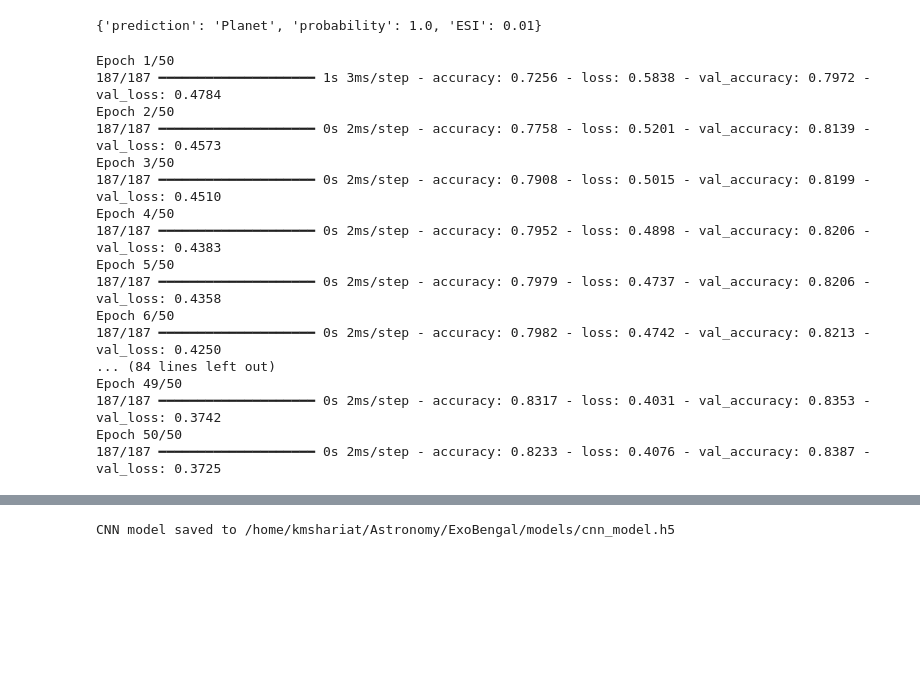
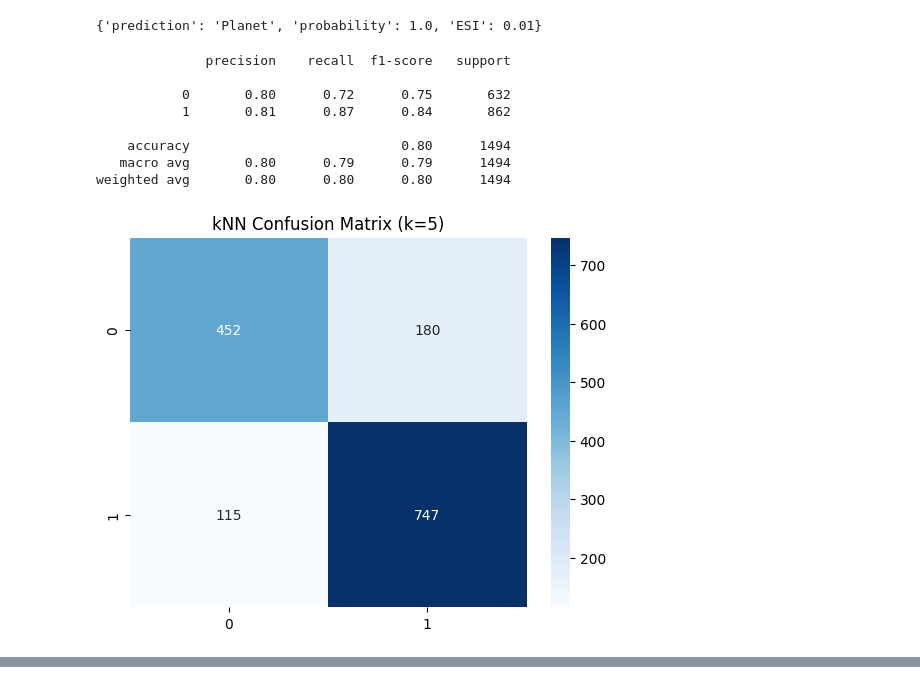
Before and after one commit to gazi-faysal-jubayer/ExoBengal, a Jupyter notebook: test.ipynb, the cells around one changed output, grey strips where cells are left out. Cells and saved outputs as stored; diff of their text form; code cells hidden in the pictures; blank space fills up the shorter version.

```diff
--- a/test.ipynb
+++ b/test.ipynb
@@ -71,22 +114,14 @@ again_detect.knn(params)
 {'prediction': 'Planet', 'probability': 1.0, 'ESI': 0.01}
 # %%
 update_detect = ex.DetectExoplanet()
-update_detect.train_cnn(data_path="data/q1_q17_dr24_koi_2025.09.21_22.02.00.csv")
+update_detect.train_knn(data_path="data/q1_q17_dr24_koi_2025.09.21_22.02.00.csv", n_neighbors=5)
 # %% [output]
-Epoch 1/50
-187/187 ━━━━━━━━━━━━━━━━━━━━ 1s 3ms/step - accuracy: 0.7256 - loss: 0.5838 - val_accuracy: 0.7972 - val_loss: 0.4784
-Epoch 2/50
-187/187 ━━━━━━━━━━━━━━━━━━━━ 0s 2ms/step - accuracy: 0.7758 - loss: 0.5201 - val_accuracy: 0.8139 - val_loss: 0.4573
-Epoch 3/50
-187/187 ━━━━━━━━━━━━━━━━━━━━ 0s 2ms/step - accuracy: 0.7908 - loss: 0.5015 - val_accuracy: 0.8199 - val_loss: 0.4510
-Epoch 4/50
-187/187 ━━━━━━━━━━━━━━━━━━━━ 0s 2ms/step - accuracy: 0.7952 - loss: 0.4898 - val_accuracy: 0.8206 - val_loss: 0.4383
-Epoch 5/50
-187/187 ━━━━━━━━━━━━━━━━━━━━ 0s 2ms/step - accuracy: 0.7979 - loss: 0.4737 - val_accuracy: 0.8206 - val_loss: 0.4358
-Epoch 6/50
-187/187 ━━━━━━━━━━━━━━━━━━━━ 0s 2ms/step - accuracy: 0.7982 - loss: 0.4742 - val_accuracy: 0.8213 - val_loss: 0.4250
-... (84 lines left out)
-Epoch 49/50
-187/187 ━━━━━━━━━━━━━━━━━━━━ 0s 2ms/step - accuracy: 0.8317 - loss: 0.4031 - val_accuracy: 0.8353 - val_loss: 0.3742
-Epoch 50/50
-187/187 ━━━━━━━━━━━━━━━━━━━━ 0s 2ms/step - accuracy: 0.8233 - loss: 0.4076 - val_accuracy: 0.8387 - val_loss: 0.3725
+              precision    recall  f1-score   support
+
+           0       0.80      0.72      0.75       632
+           1       0.81      0.87      0.84       862
+
+    accuracy                           0.80      1494
+   macro avg       0.80      0.79      0.79      1494
+weighted avg       0.80      0.80      0.80      1494
+[figure, added]
@@ -94,2 +129 @@ WARNING:absl:You are saving your model as an HDF5 file via `model.save()` or `ke
-CNN model saved to /home/kmshariat/Astronomy/ExoBengal/models/cnn_model.h5
 # %%
```
Also changed, not shown: parts of 11 cells of this notebook, 12 other files.
